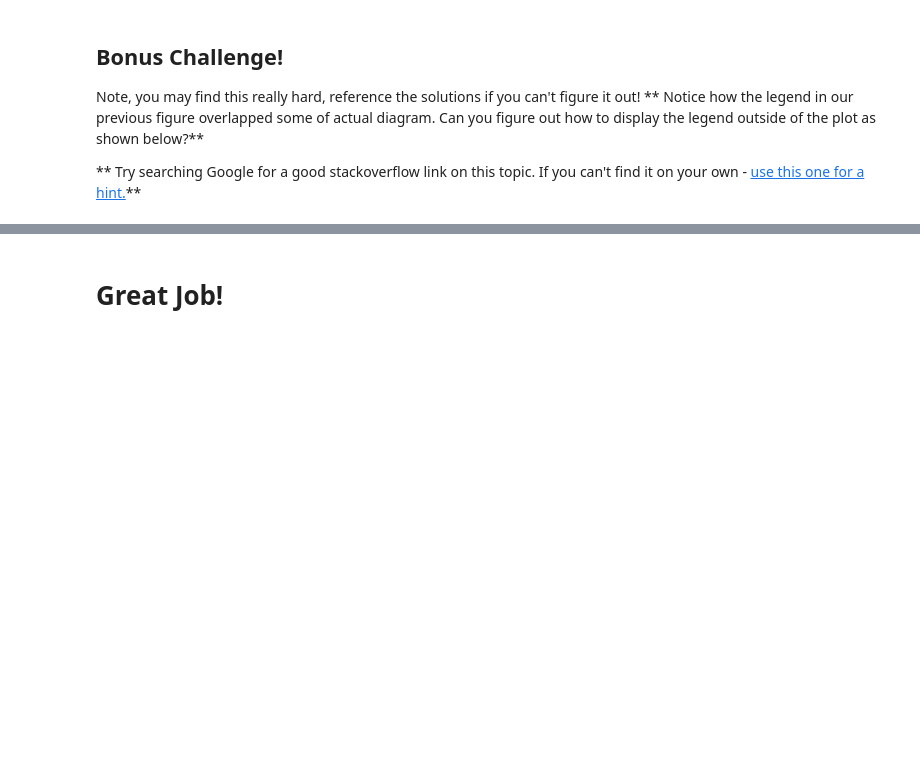
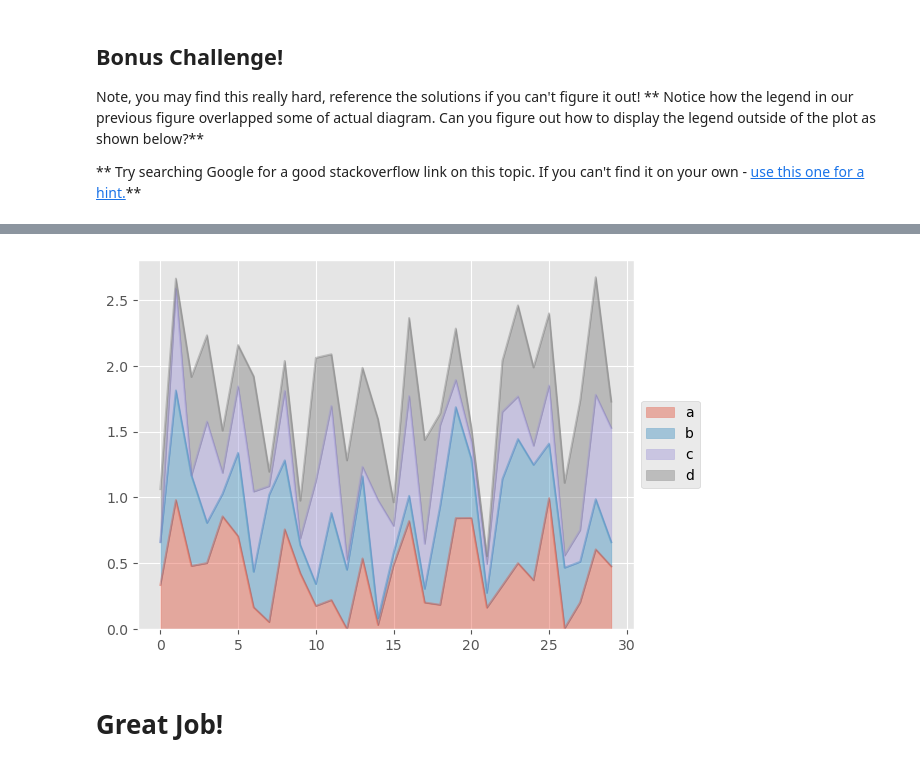
Before and after one commit to ShehanJay00/Learn---Python, a Jupyter notebook: Python for Data Science/07-Pandas-Built-in-Data-Viz/02-Pandas Data Visualization Exercise.ipynb, the cells around one changed output, grey strips where cells are left out. Drawn from its saved outputs; the diff is of its cells as text; code cells hidden in the pictures; blank space fills up the shorter version.

```diff
--- a/Python for Data Science/07-Pandas-Built-in-Data-Viz/02-Pandas Data Visualization Exercise.ipynb
+++ b/Python for Data Science/07-Pandas-Built-in-Data-Viz/02-Pandas Data Visualization Exercise.ipynb
@@ -96,2 +94,9 @@ Note, you may find this really hard, reference the solutions if you can't figure
+# %%
+f = plt.figure()
+df3.iloc[0:30].plot.area(alpha=0.4,ax=f.gca())
+plt.legend(loc='center left', bbox_to_anchor=(1.0, 0.5))
+plt.show()
+# %% [output]
+[figure, added]
 # %% [markdown]
 # Great Job!
```
Also changed, not shown: parts of 2 cells of this notebook, 3 other files.
